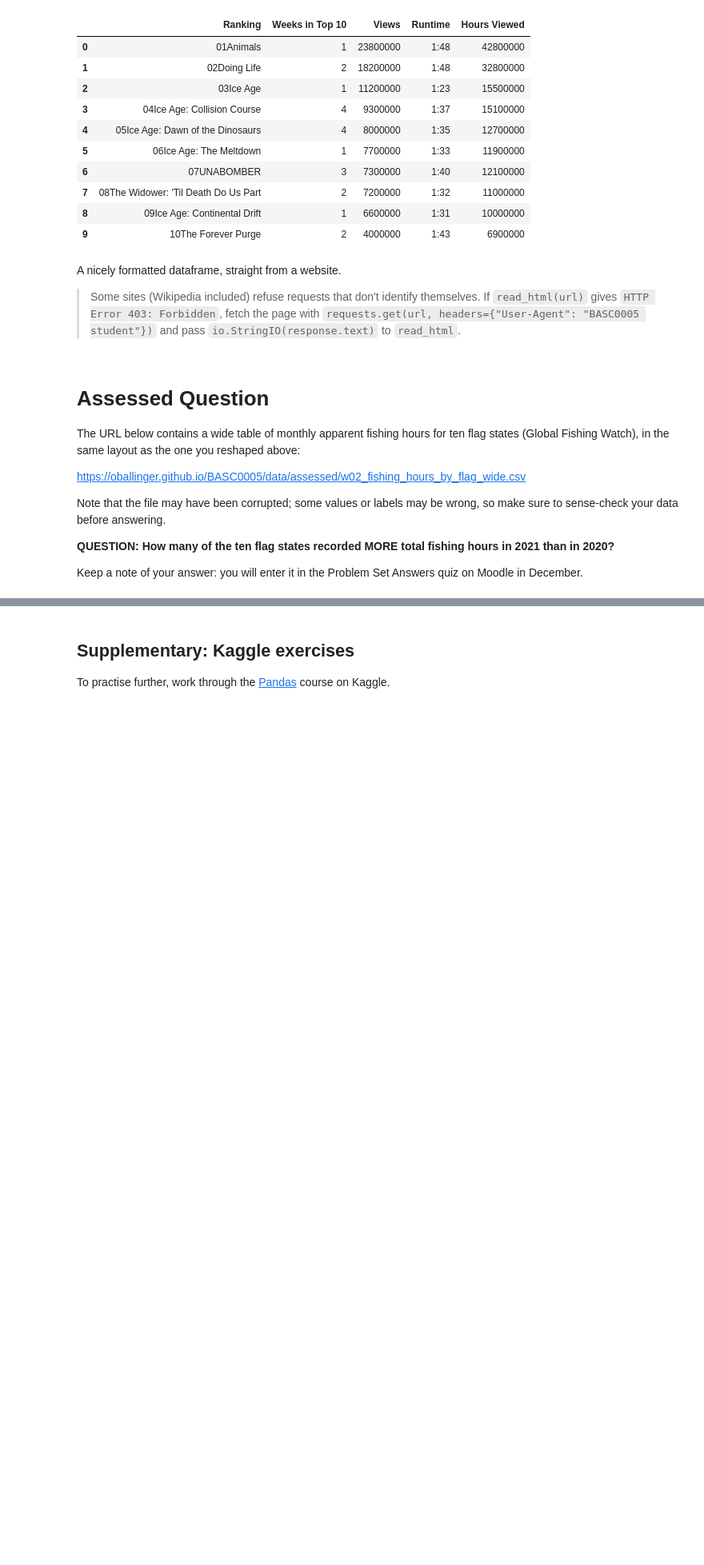
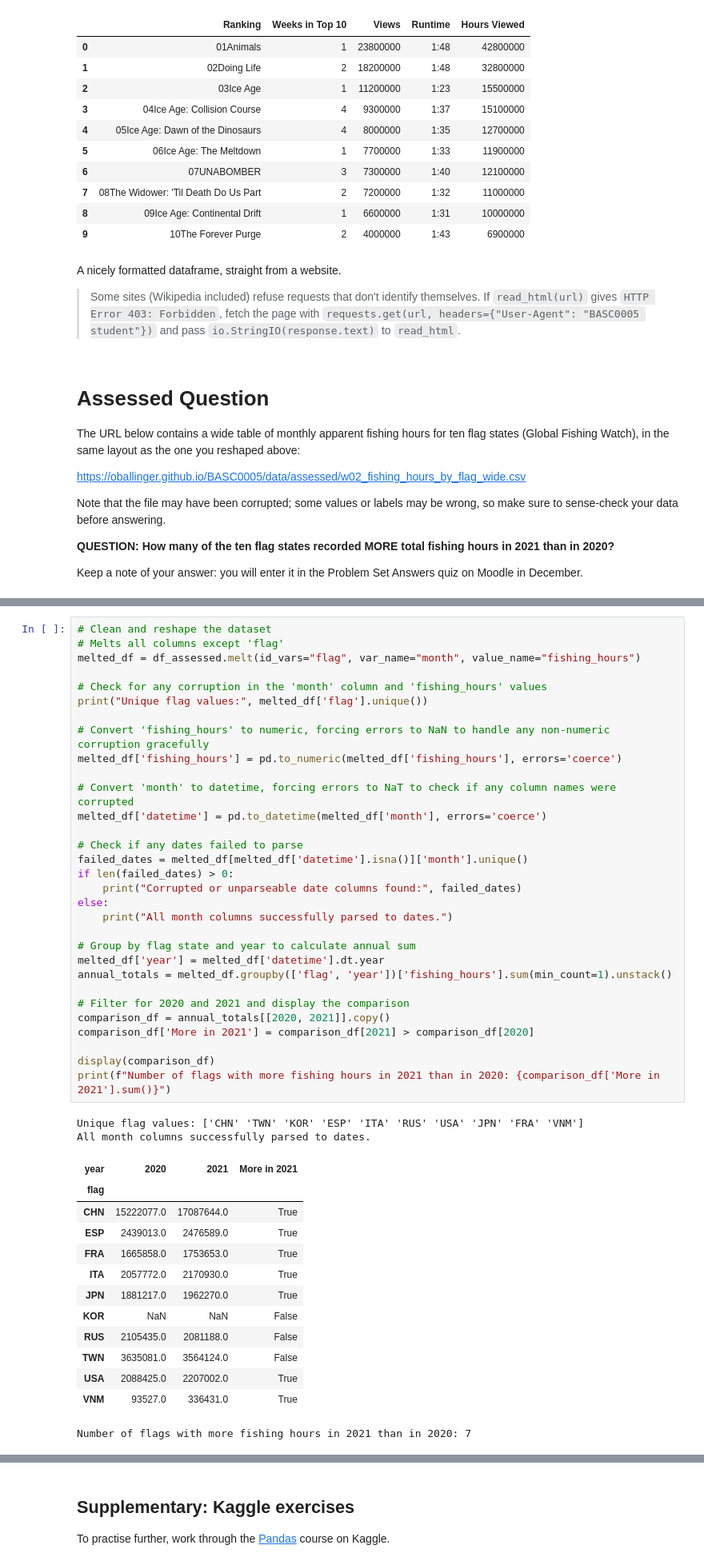
Before and after one commit to palomamldt/QM2, a Jupyter notebook: notebooks/W02. Pandas.ipynb, the cells around one changed output, grey strips where cells are left out. Shown at 80% size. Saved outputs shown, nothing was run; the diff lists cells and outputs as text; blank space fills up the shorter version.

```diff
--- a/notebooks/W02. Pandas.ipynb
+++ b/notebooks/W02. Pandas.ipynb
@@ -403,0 +484,47 @@ Keep a note of your answer: you will enter it in the Problem Set Answers quiz on
+# %%
+# Clean and reshape the dataset
+# Melts all columns except 'flag'
+melted_df = df_assessed.melt(id_vars="flag", var_name="month", value_name="fishing_hours")
+
+# Check for any corruption in the 'month' column and 'fishing_hours' values
+print("Unique flag values:", melted_df['flag'].unique())
+
+# Convert 'fishing_hours' to numeric, forcing errors to NaN to handle any non-numeric corruption gracefully
+melted_df['fishing_hours'] = pd.to_numeric(melted_df['fishing_hours'], errors='coerce')
+
+# Convert 'month' to datetime, forcing errors to NaT to check if any column names were corrupted
+melted_df['datetime'] = pd.to_datetime(melted_df['month'], errors='coerce')
+
+# Check if any dates failed to parse
+failed_dates = melted_df[melted_df['datetime'].isna()]['month'].unique()
+if len(failed_dates) > 0:
+    print("Corrupted or unparseable date columns found:", failed_dates)
+else:
+    print("All month columns successfully parsed to dates.")
+
+# Group by flag state and year to calculate annual sum
+melted_df['year'] = melted_df['datetime'].dt.year
+annual_totals = melted_df.groupby(['flag', 'year'])['fishing_hours'].sum(min_count=1).unstack()
+
+# Filter for 2020 and 2021 and display the comparison
+comparison_df = annual_totals[[2020, 2021]].copy()
+comparison_df['More in 2021'] = comparison_df[2021] > comparison_df[2020]
+
+display(comparison_df)
+print(f"Number of flags with more fishing hours in 2021 than in 2020: {comparison_df['More in 2021'].sum()}")
+# %% [output]
+Unique flag values: ['CHN' 'TWN' 'KOR' 'ESP' 'ITA' 'RUS' 'USA' 'JPN' 'FRA' 'VNM']
+All month columns successfully parsed to dates.
+| year | 2020 | 2021 | More in 2021 |
+| flag |  |  |  |
+| CHN | 15222077.0 | 17087644.0 | True |
+| ESP | 2439013.0 | 2476589.0 | True |
+| FRA | 1665858.0 | 1753653.0 | True |
+| ITA | 2057772.0 | 2170930.0 | True |
+| JPN | 1881217.0 | 1962270.0 | True |
+| KOR | NaN | NaN | False |
+| RUS | 2105435.0 | 2081188.0 | False |
+| TWN | 3635081.0 | 3564124.0 | False |
+| USA | 2088425.0 | 2207002.0 | True |
+| VNM | 93527.0 | 336431.0 | True |
+Number of flags with more fishing hours in 2021 than in 2020: 7
```
Also changed, not shown: parts of 7 cells of this notebook.
